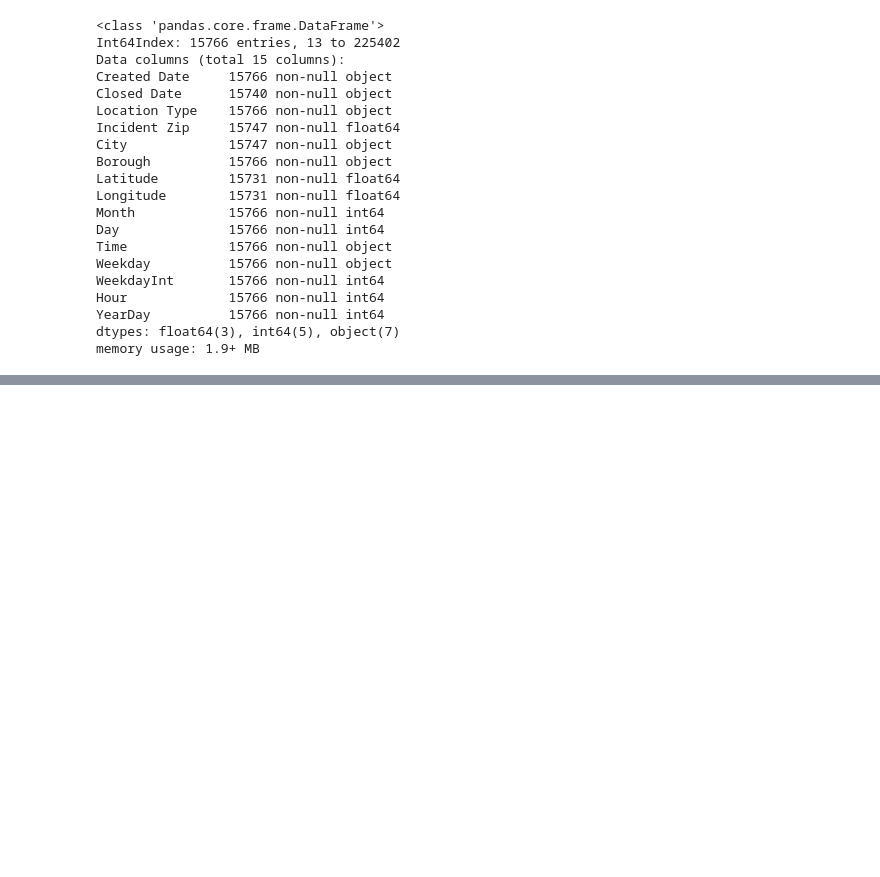
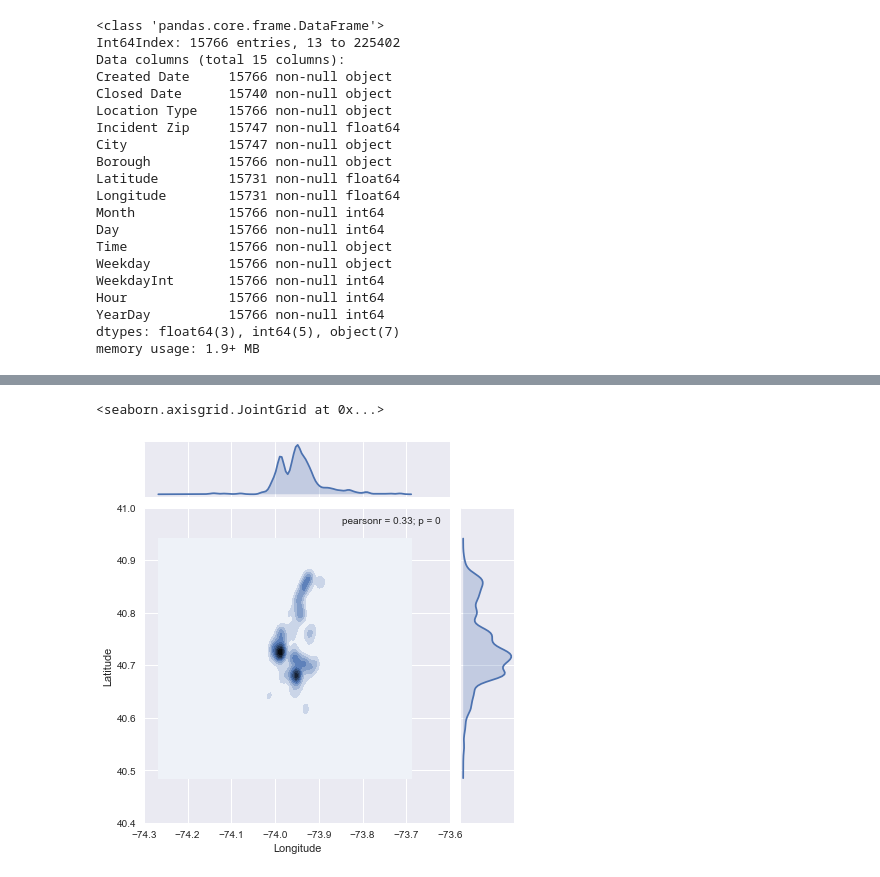
Before and after one commit to TrifectaIII/Data-Science-Final, a Jupyter notebook: DataScienceFinal.ipynb, the cells around one changed output, grey strips where cells are left out. Cells and saved outputs as stored; diff of their text form; code cells hidden in the pictures; blank space fills up the shorter version.

```diff
--- a/DataScienceFinal.ipynb
+++ b/DataScienceFinal.ipynb
@@ -501,0 +505,7 @@ sns.jointplot(x="Longitude", y="Latitude", data=bars, kind="kde",xlim = (-74.3,-
+# %%
+# making some more specific heatmaps for visualization (for powerpoint)
+# did club, now try store street house park church
+sns.jointplot(x="Longitude", y="Latitude", data=store, kind="kde",xlim = (-74.3,-73.6),ylim = (40.4,41))
+# %% [output]
+<seaborn.axisgrid.JointGrid at 0x...>
+[figure, added]
```
Also changed, not shown: parts of 18 cells of this notebook.
